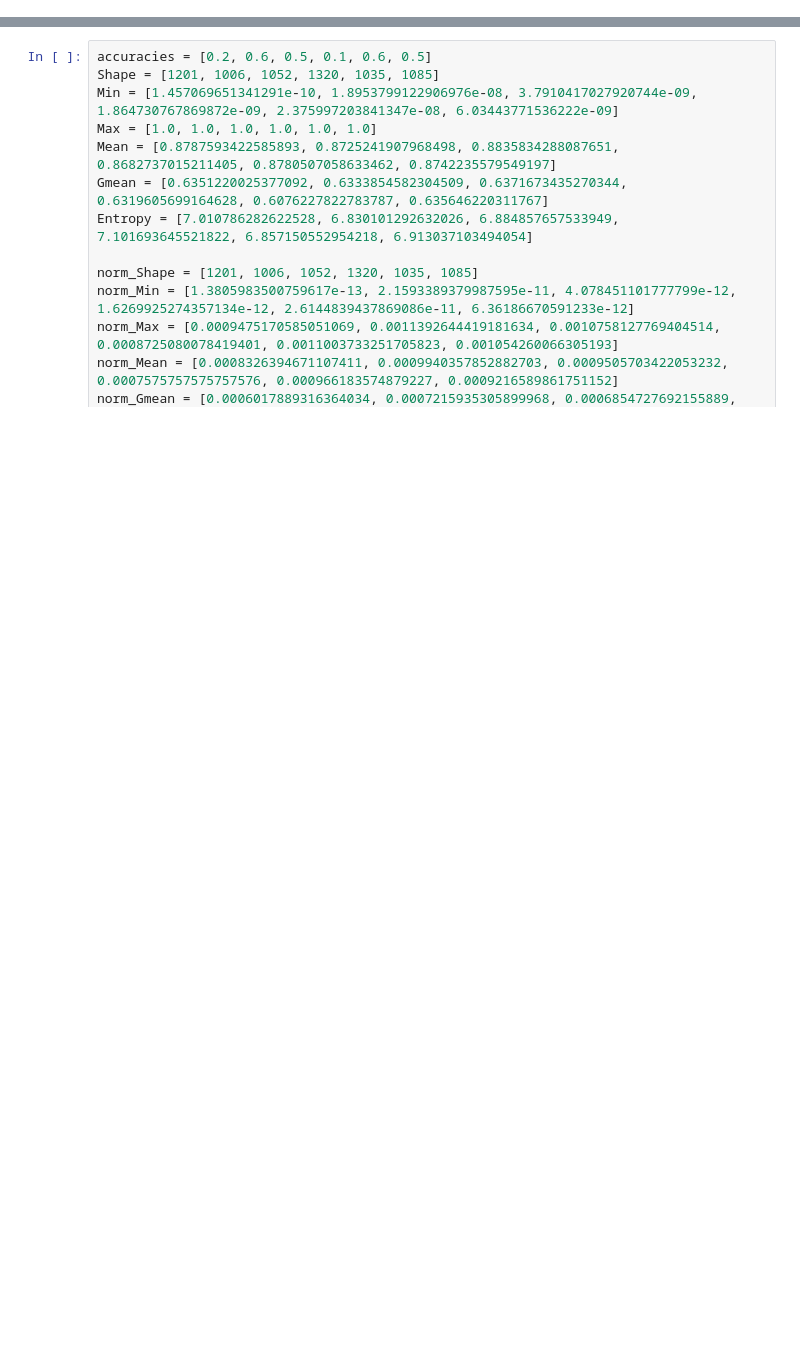
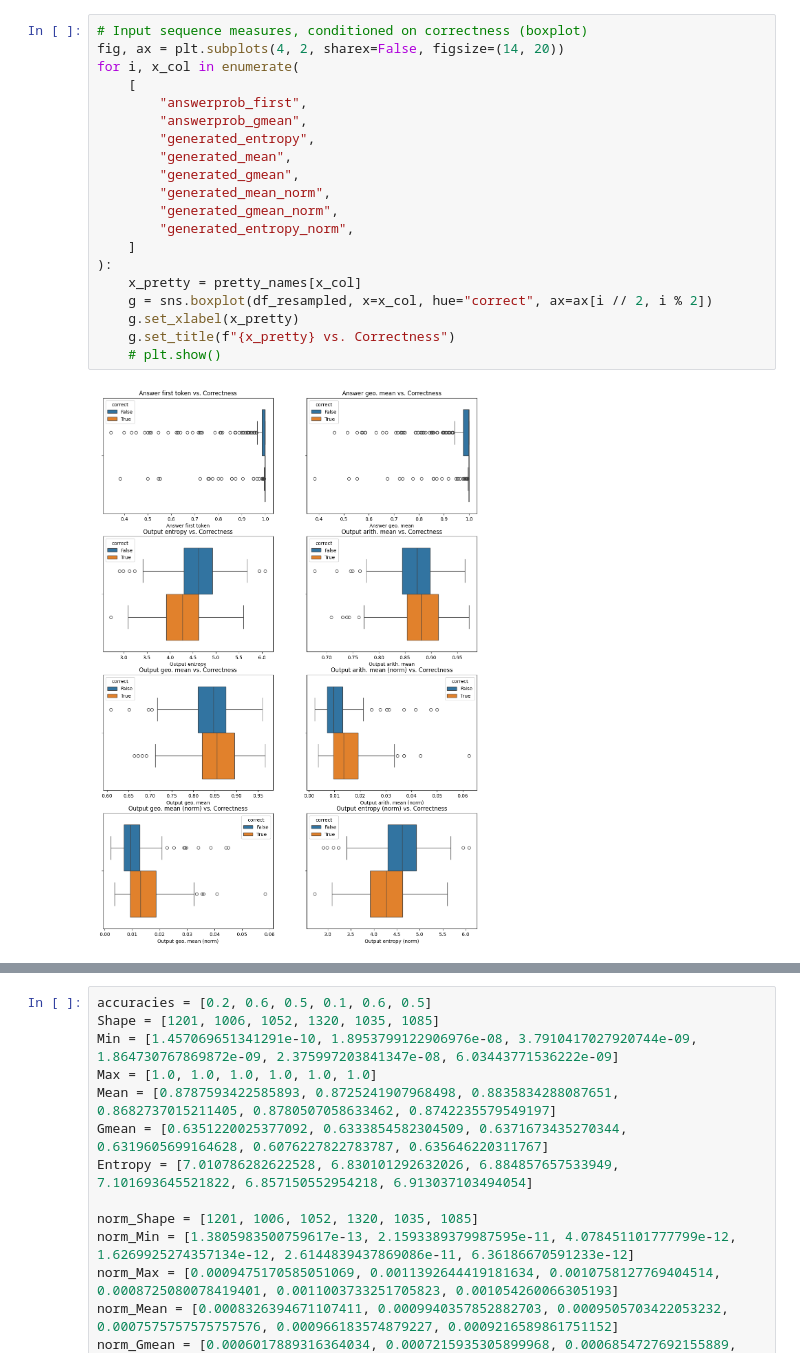
Before and after one commit to IBM/prompt-declaration-language, a Jupyter notebook: logprob_analysis.ipynb, the cells around one changed output, grey strips where cells are left out. Saved outputs shown, nothing was run; the diff lists cells and outputs as text; blank space fills up the shorter version.

```diff
--- a/logprob_analysis.ipynb
+++ b/logprob_analysis.ipynb
@@ -5,0 +374,22 @@ from scipy.stats import pearsonr
+# %%
+# Input sequence measures, conditioned on correctness (boxplot)
+fig, ax = plt.subplots(4, 2, sharex=False, figsize=(14, 20))
+for i, x_col in enumerate(
+    [
+        "answerprob_first",
+        "answerprob_gmean",
+        "generated_entropy",
+        "generated_mean",
+        "generated_gmean",
+        "generated_mean_norm",
+        "generated_gmean_norm",
+        "generated_entropy_norm",
+    ]
+):
+    x_pretty = pretty_names[x_col]
+    g = sns.boxplot(df_resampled, x=x_col, hue="correct", ax=ax[i // 2, i % 2])
+    g.set_xlabel(x_pretty)
+    g.set_title(f"{x_pretty} vs. Correctness")
+    # plt.show()
+# %% [output]
+[figure, added]
```
Also changed, not shown: parts of 24 cells of this notebook, 5 other files.
